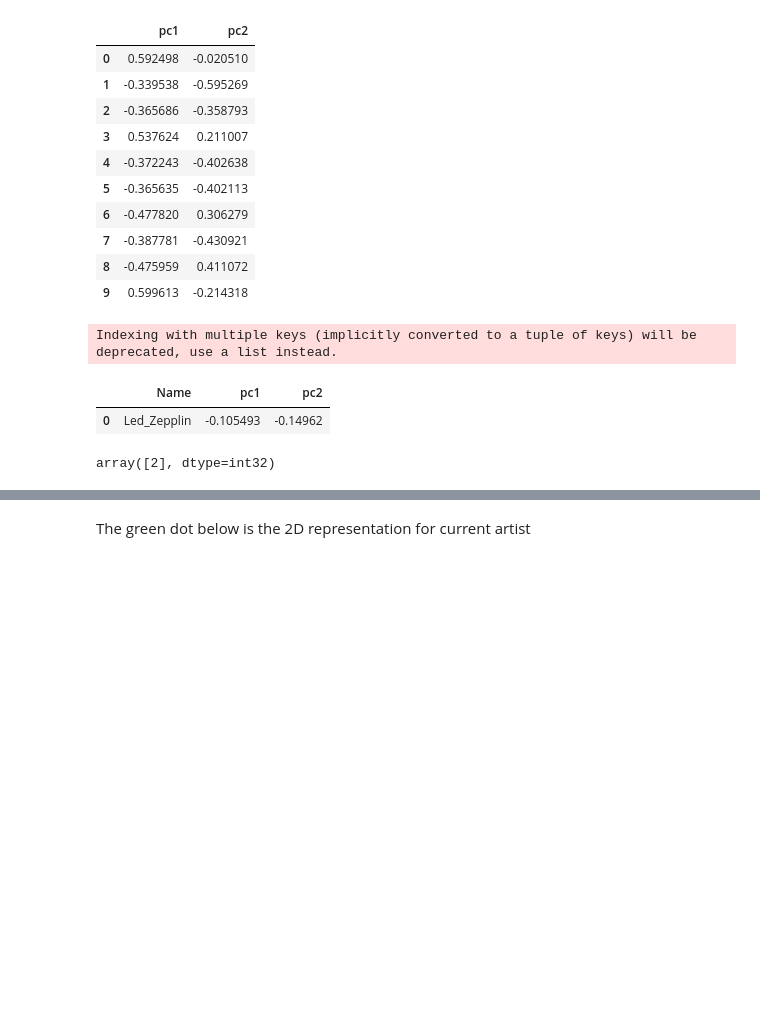
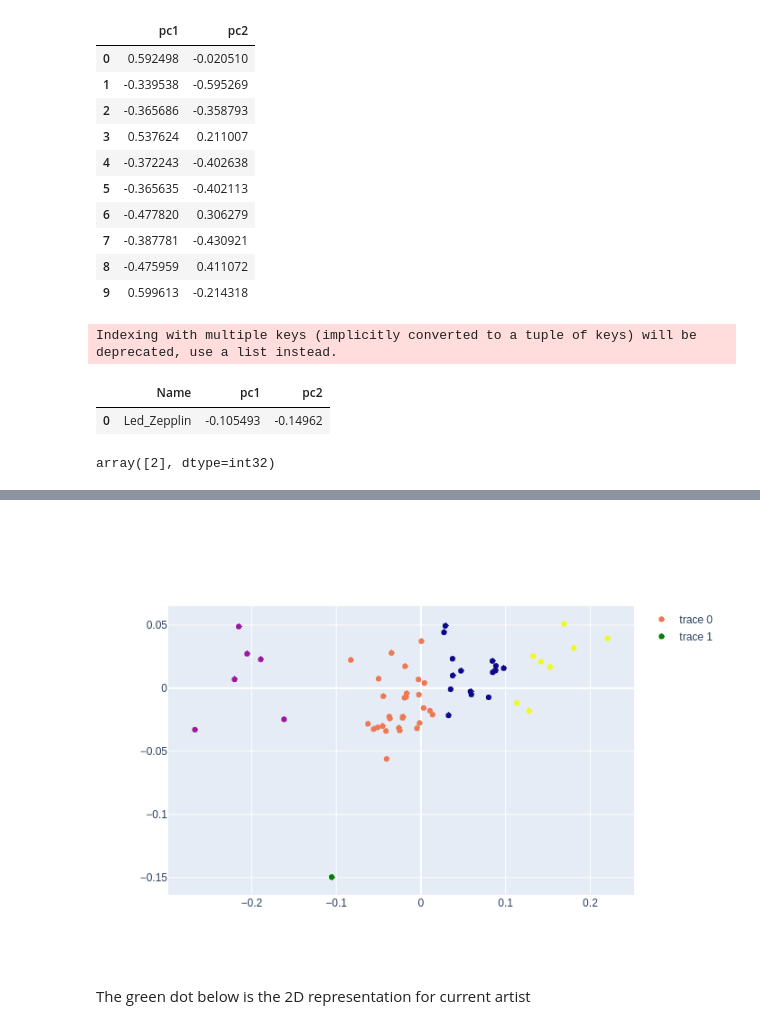
Before and after one commit to mihirahuja1/Spotify-Artist-Region-Discovery, a Jupyter notebook: Model_PCA_Clustering.ipynb, the cells around one changed output, grey strips where cells are left out. Drawn from its saved outputs; the diff is of its cells as text; code cells hidden in the pictures; blank space fills up the shorter version.

```diff
--- a/Model_PCA_Clustering.ipynb
+++ b/Model_PCA_Clustering.ipynb
@@ -409,4 +442,5 @@ fig.add_trace(go.Scatter(x=X["pc1"], y=X["pc2"],marker_color=X["Label"],
 fig.add_trace(go.Scatter(x=final_position_of_artist["pc1"], y=final_position_of_artist["pc2"],marker_color='green',
                     mode='markers'
                     ))
+display(Image(pio.to_image(fig, format='png')))
 # %% [output]
@@ -414,3 +447,4 @@ fig.add_trace(go.Scatter(x=final_position_of_artist["pc1"], y=final_position_of_
+[figure, added]
 # %% [markdown]
 The green dot below is the 2D representation for current artist
 # %%
```
Also changed, not shown: parts of 12 cells of this notebook.
